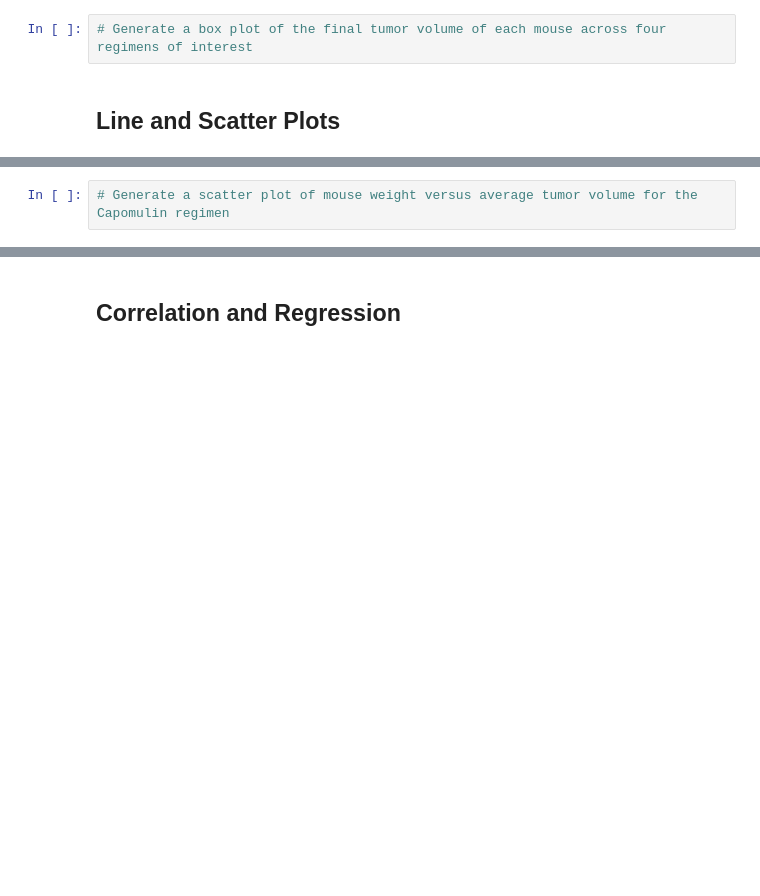
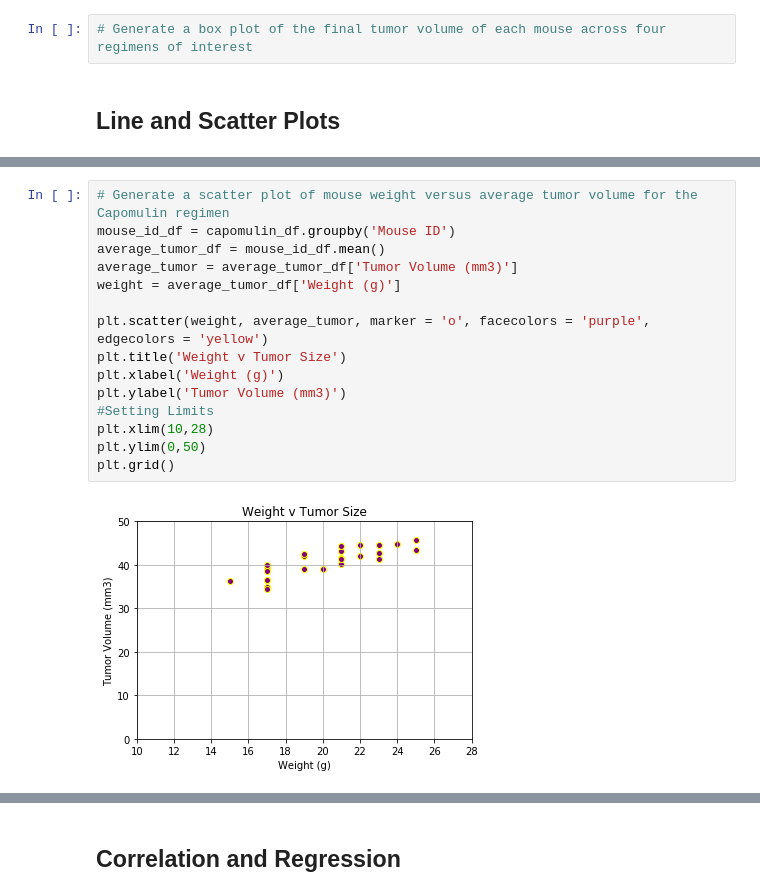
Before and after one commit to j1candel/matplotlib-challenge, a Jupyter notebook: Pymaceuticals/pymaceuticals_starter.ipynb, the cells around one changed output, grey strips where cells are left out. Saved outputs shown, nothing was run; the diff lists cells and outputs as text; blank space fills up the shorter version.

Commit message:
scatterplot complete

```diff
--- a/Pymaceuticals/pymaceuticals_starter.ipynb
+++ b/Pymaceuticals/pymaceuticals_starter.ipynb
@@ -260,5 +266,20 @@ plt.legend(handles=[tumor_volume], loc='best')
 plt.grid()
 # %% [output]
 [figure]
-# %%
-# Generate a scatter plot of mouse weight versus average tumor volume for the Capomulin regimen
+# %%
+# Generate a scatter plot of mouse weight versus average tumor volume for the Capomulin regimen
+mouse_id_df = capomulin_df.groupby('Mouse ID')
+average_tumor_df = mouse_id_df.mean()
+average_tumor = average_tumor_df['Tumor Volume (mm3)']
+weight = average_tumor_df['Weight (g)']
+
+plt.scatter(weight, average_tumor, marker = 'o', facecolors = 'purple', edgecolors = 'yellow')
+plt.title('Weight v Tumor Size')
+plt.xlabel('Weight (g)')
+plt.ylabel('Tumor Volume (mm3)')
+#Setting Limits
+plt.xlim(10,28)
+plt.ylim(0,50)
+plt.grid()
+# %% [output]
+[figure, added]
```
Also changed, not shown: parts of 2 cells of this notebook.
